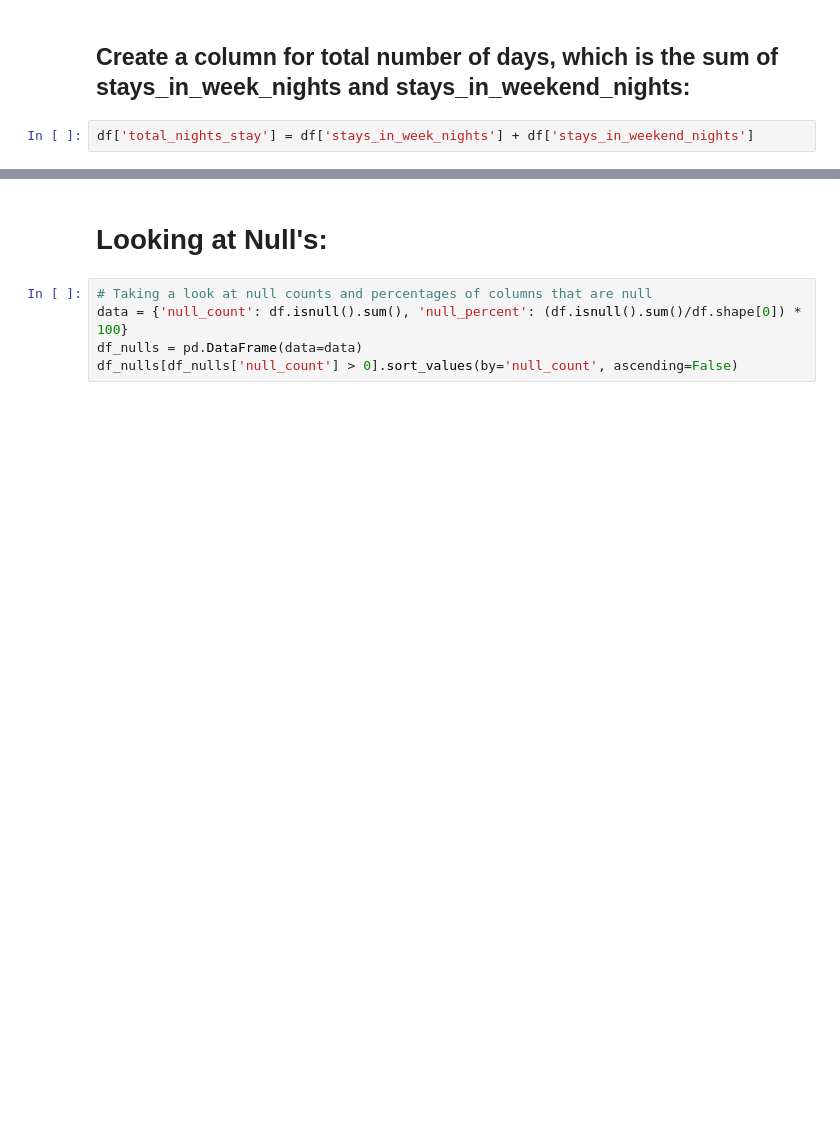
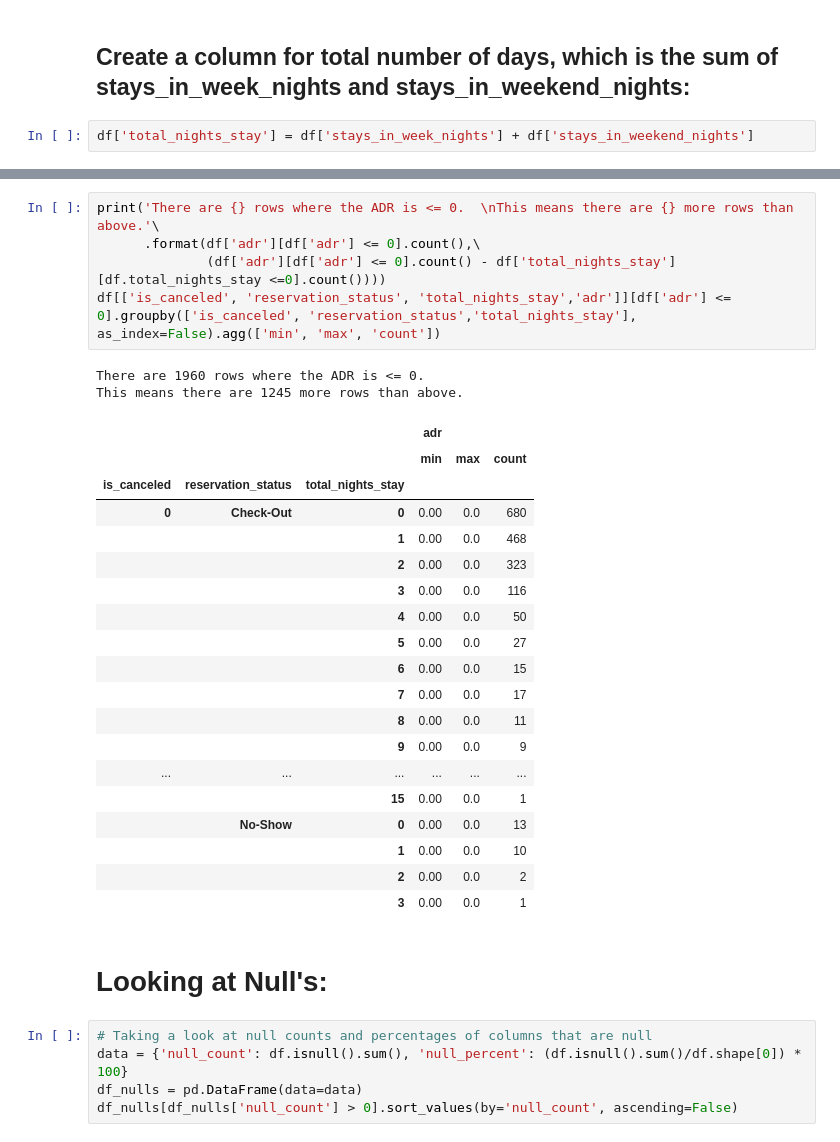
Before and after one commit to josephburton06/Hotel-Bookings, a Jupyter notebook: acquire_prep_some_explore_hotel_bookings.ipynb, the cells around one changed output, grey strips where cells are left out. Drawn from its saved outputs; the diff is of its cells as text; blank space fills up the shorter version.

```diff
--- a/acquire_prep_some_explore_hotel_bookings.ipynb
+++ b/acquire_prep_some_explore_hotel_bookings.ipynb
@@ -173,3 +250,30 @@ df['total_nights_stay'] = df['stays_in_week_nights'] + df['stays_in_weekend_nigh
+# %%
+print('There are {} rows where the ADR is <= 0.  \nThis means there are {} more rows than above.'\
+      .format(df['adr'][df['adr'] <= 0].count(),\
+              (df['adr'][df['adr'] <= 0].count() - df['total_nights_stay'][df.total_nights_stay <=0].count())))
+df[['is_canceled', 'reservation_status', 'total_nights_stay','adr']][df['adr'] <= 0].groupby(['is_canceled', 'reservation_status','total_nights_stay'], as_index=False).agg(['min', 'max', 'count'])
+# %% [output]
+There are 1960 rows where the ADR is <= 0.
+This means there are 1245 more rows than above.
+|  |  |  | adr |  |  |
+|  |  |  | min | max | count |
+| is_canceled | reservation_status | total_nights_stay |  |  |  |
+| 0 | Check-Out | 0 | 0.00 | 0.0 | 680 |
+|  |  | 1 | 0.00 | 0.0 | 468 |
+|  |  | 2 | 0.00 | 0.0 | 323 |
+|  |  | 3 | 0.00 | 0.0 | 116 |
+|  |  | 4 | 0.00 | 0.0 | 50 |
+|  |  | 5 | 0.00 | 0.0 | 27 |
+|  |  | 6 | 0.00 | 0.0 | 15 |
+|  |  | 7 | 0.00 | 0.0 | 17 |
+|  |  | 8 | 0.00 | 0.0 | 11 |
+|  |  | 9 | 0.00 | 0.0 | 9 |
+| ... | ... | ... | ... | ... | ... |
+|  |  | 15 | 0.00 | 0.0 | 1 |
+|  | No-Show | 0 | 0.00 | 0.0 | 13 |
+|  |  | 1 | 0.00 | 0.0 | 10 |
+|  |  | 2 | 0.00 | 0.0 | 2 |
+|  |  | 3 | 0.00 | 0.0 | 1 |
 # %% [markdown]
 # Looking at Null's:
 # %%
```
Also changed, not shown: parts of 58 cells of this notebook.
